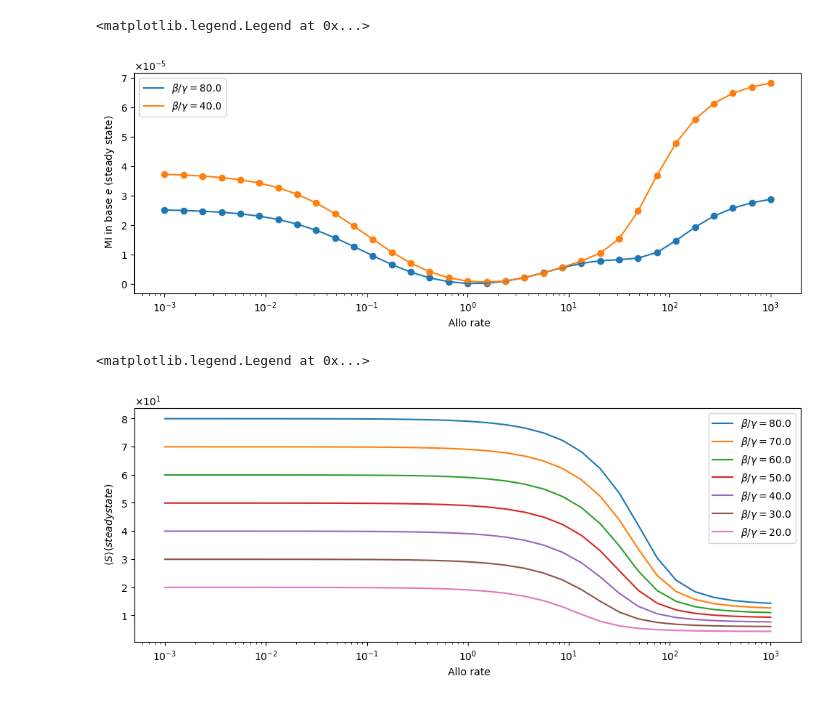
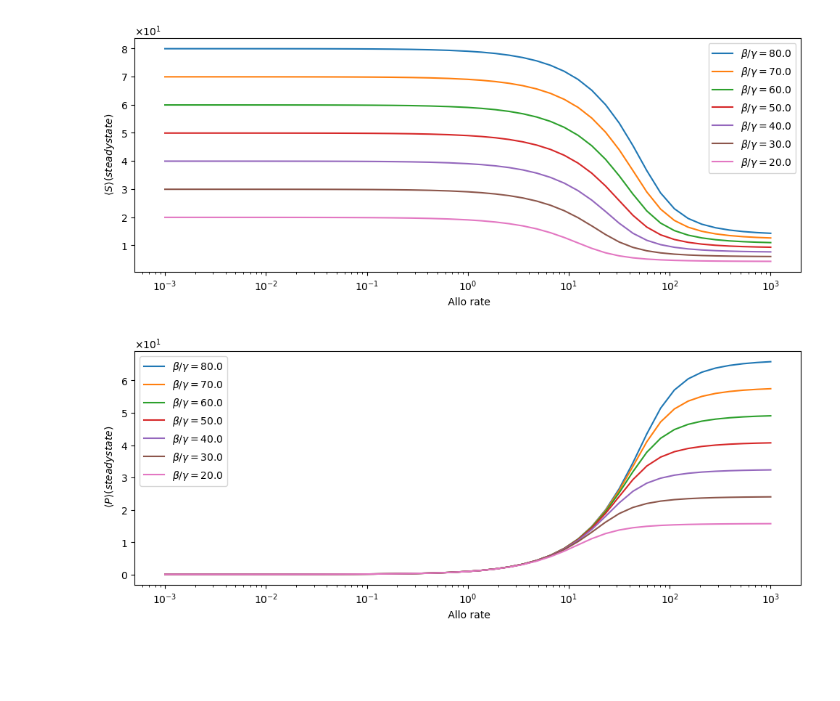
Before and after one commit to PessoaP/Allostery_model, a Jupyter notebook: Allostery loop.ipynb, the cells around one changed output. Cells and saved outputs as stored; diff of their text form; code cells hidden in the pictures; blank space fills up the shorter version.

```diff
--- a/Allostery loop.ipynb
+++ b/Allostery loop.ipynb
@@ -56,43 +80,41 @@ plt.legend()
 # %%
 fig, ax = plt.subplots(1, 1, figsize=(10, 4))
 
-ind = np.logical_or(bog_list==40,bog_list==80)
 
-[ax.plot(al[:-1],MI[:-1],label=r'$\beta / \gamma ={}$'.format(bog)) for al,MI,bog in zip(allo[ind],MI_steady[ind],bog_list[ind]) ]
-[ax.scatter(al[:-1],MI[:-1]) for al,MI,bog in zip(allo[ind],MI_steady[ind],bog_list[ind]) ]
+[ax.plot(al[:-1],S[:-1],label=r'$\beta / \gamma ={}$'.format(bog)) for al,S,bog in zip(allo,S_steady,bog_list) ]
+#[ax.scatter(al[:-1],S[:-1]) for al,S,bog in zip(allo,S_steady,bog_list) ]
 
 
 plt.xlabel(r' Allo rate')
 plt.xscale('log')
-
-ax.set_ylabel(' MI in base $e$ (steady state)')
+ax.set_ylabel(r' $\langle S \rangle (steady state)$')
 plt.tight_layout()
 
 ax.yaxis.set_major_formatter(ticker.ScalarFormatter(useMathText=True))
 ax.ticklabel_format(style='sci', axis='y', scilimits=(0,0))
 plt.legend()
+
+plt.savefig('fixed_steady/steady_beta_S.png',dpi=666)
 # %% [output]
-<matplotlib.legend.Legend at 0x...>
-[figure, old version]
+[figure, new version]
 # %%
 fig, ax = plt.subplots(1, 1, figsize=(10, 4))
 
 
-[ax.plot(al[:-1],S[:-1],label=r'$\beta / \gamma ={}$'.format(bog)) for al,S,bog in zip(allo,S_steady,bog_list) ]
-#[ax.scatter(al[:-1],S[:-1]) for al,S,bog in zip(allo,S_steady,bog_list) ]
+[ax.plot(al[:-1],P[:-1],label=r'$\beta / \gamma ={}$'.format(bog)) for al,P,bog in zip(allo,P_steady,bog_list) ]
 
 
 plt.xlabel(r' Allo rate')
 plt.xscale('log')
-ax.set_ylabel(r' $\langle S \rangle (steady state)$')
+ax.set_ylabel(r' $\langle P \rangle (steady state)$')
 plt.tight_layout()
 
 ax.yaxis.set_major_formatter(ticker.ScalarFormatter(useMathText=True))
 ax.ticklabel_format(style='sci', axis='y', scilimits=(0,0))
 plt.legend()
+plt.savefig('fixed_steady/steady_beta_P.png',dpi=666)
 # %% [output]
-<matplotlib.legend.Legend at 0x...>
-[figure, old version]
+[figure, new version]
 # %%
 fig, ax = plt.subplots(1, 1, figsize=(10, 4))
 
```
Also changed, not shown: parts of 6 cells of this notebook, 2 other files.
